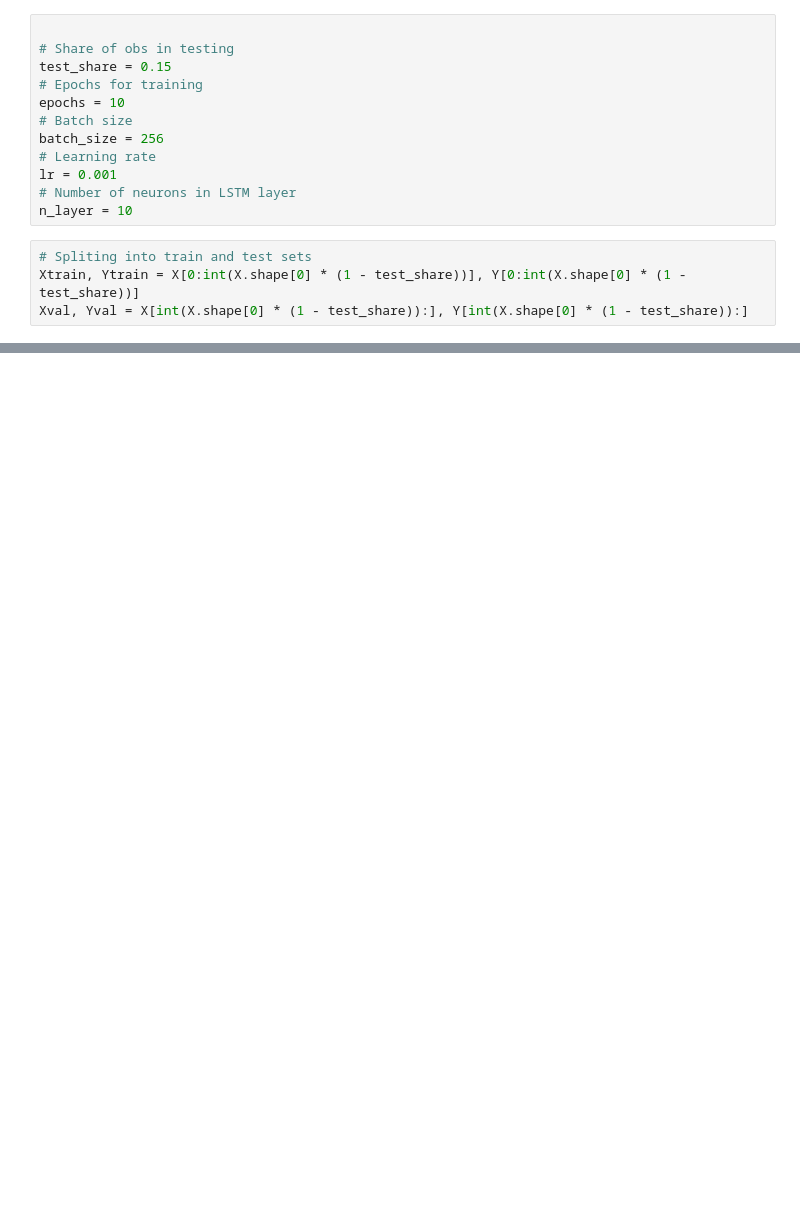
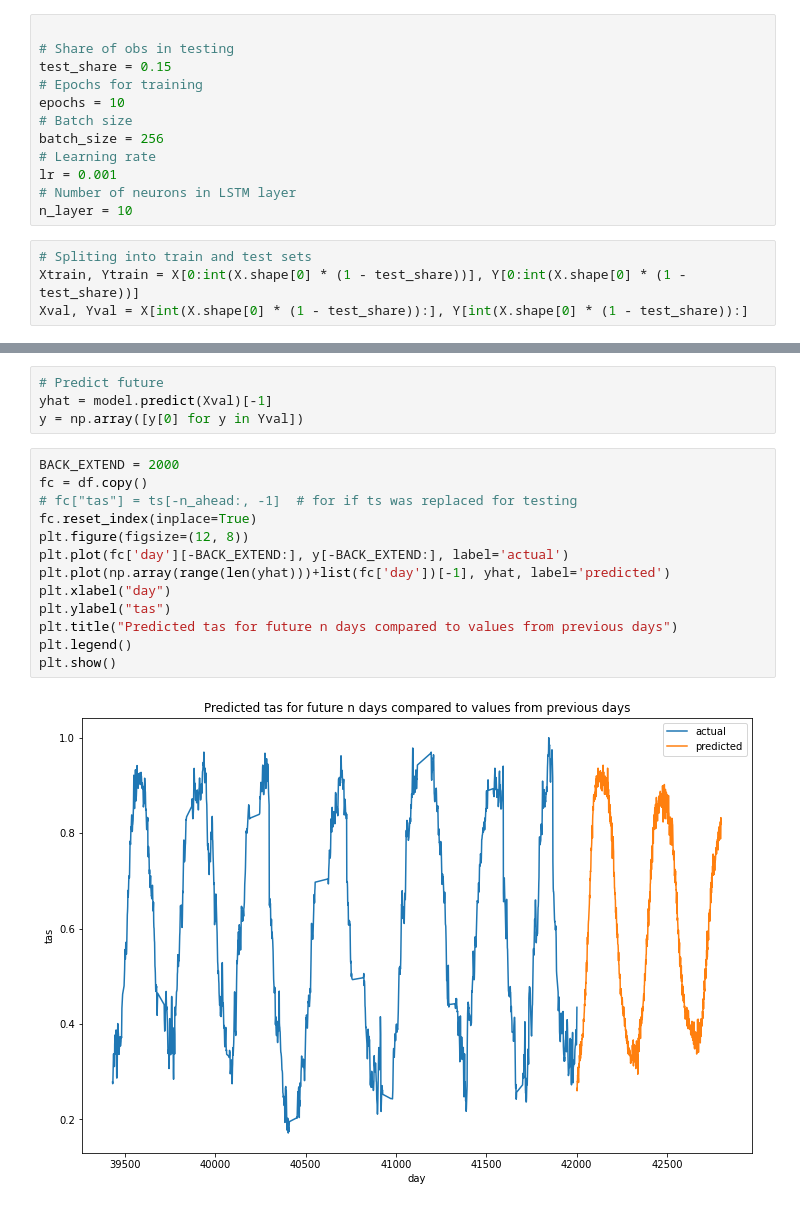
Before and after one commit to singofwalls/EECS_738_Project, a Jupyter notebook: lstm_model_multiple_input_features.ipynb, the cells around one changed output, grey strips where cells are left out. Drawn from its saved outputs; the diff is of its cells as text; blank space fills up the shorter version.

```diff
--- a/lstm_model_multiple_input_features.ipynb
+++ b/lstm_model_multiple_input_features.ipynb
@@ -203 +228,20 @@ plt.show()
+# %%
+# Predict future
+yhat = model.predict(Xval)[-1]
+y = np.array([y[0] for y in Yval])
+# %%
+BACK_EXTEND = 2000
+fc = df.copy()
+# fc["tas"] = ts[-n_ahead:, -1]  # for if ts was replaced for testing
+fc.reset_index(inplace=True)
+plt.figure(figsize=(12, 8))
+plt.plot(fc['day'][-BACK_EXTEND:], y[-BACK_EXTEND:], label='actual')
+plt.plot(np.array(range(len(yhat)))+list(fc['day'])[-1], yhat, label='predicted')
+plt.xlabel("day")
+plt.ylabel("tas")
+plt.title("Predicted tas for future n days compared to values from previous days")
+plt.legend()
+plt.show()
+# %% [output]
+[figure, added]
 # %%
```
Also changed, not shown: parts of 7 cells of this notebook.
